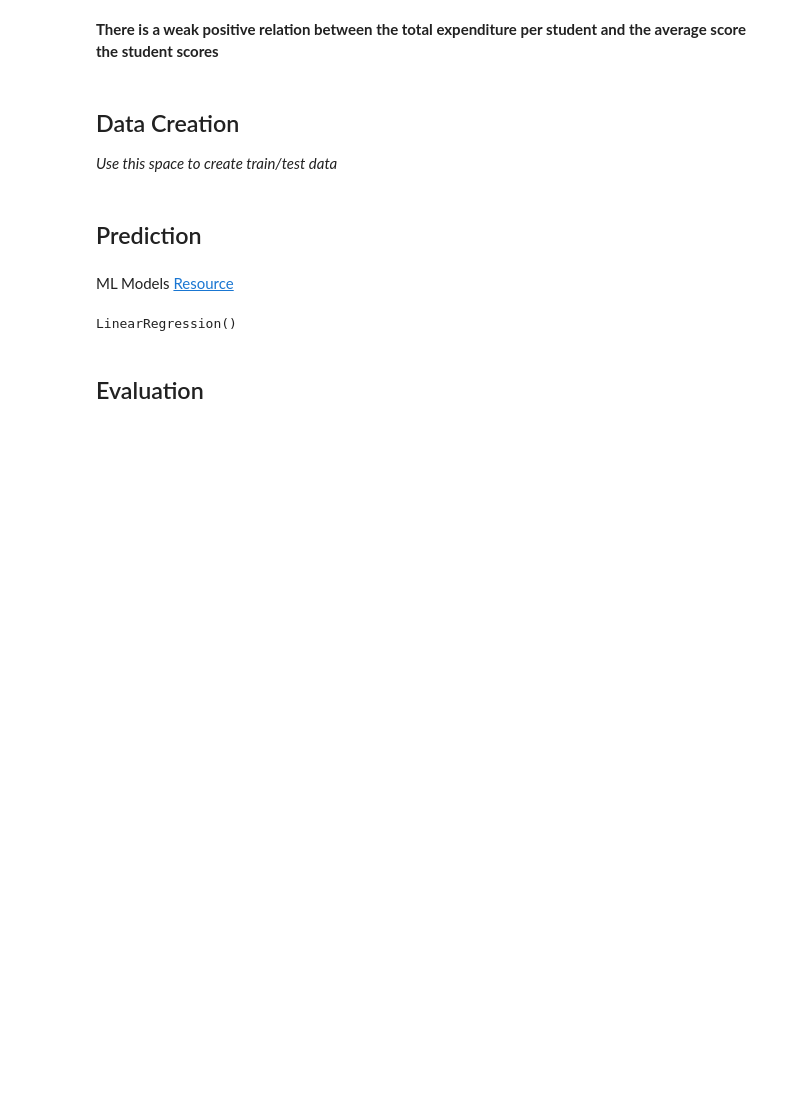
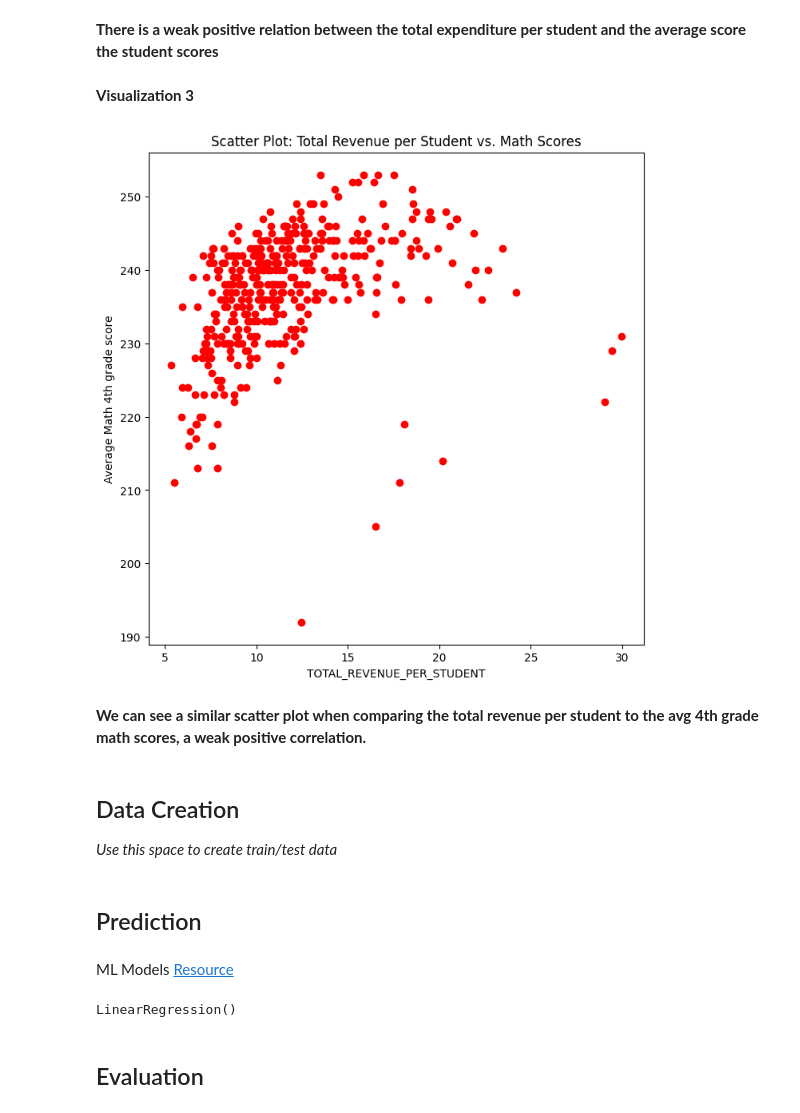
Before and after one commit to dhruvk19/MDST-Tutorial, a Jupyter notebook: tutorial1/checkpoint1.ipynb, the cells around one changed output. Cells and saved outputs as stored; diff of their text form; code cells hidden in the pictures; blank space fills up the shorter version.

```diff
--- a/tutorial1/checkpoint1.ipynb
+++ b/tutorial1/checkpoint1.ipynb
@@ -210,5 +212,18 @@ plt.show()
 # %% [markdown]
 **There is a weak positive relation between the total expenditure per student and the average score the student scores**
+# %% [markdown]
+**Visualization 3**
+# %%
+plt.figure(figsize=(8, 8))
+plt.scatter(df['TOTAL_REVENUE_PER_STUDENT'], df['AVG_MATH_4_SCORE'], color='red')
+plt.title('Scatter Plot: Total Revenue per Student vs. Math Scores')
+plt.xlabel('TOTAL_REVENUE_PER_STUDENT')
+plt.ylabel('Average Math 4th grade score')
+plt.show()
+# %% [output]
+[figure, added]
+# %% [markdown]
+**We can see a similar scatter plot when comparing the total revenue per student to the avg 4th grade math scores, a weak positive correlation.**
 # %% [markdown]
 <h2> Data Creation </h2>
 
```
Also changed, not shown: parts of 6 cells of this notebook.
